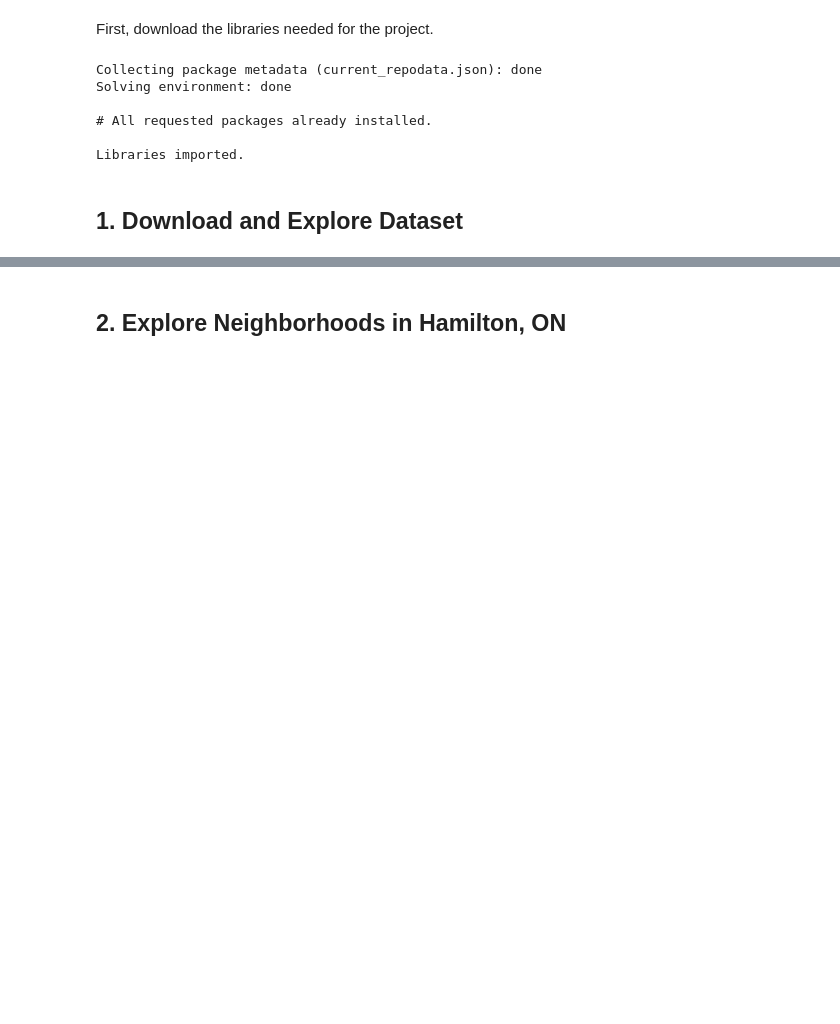
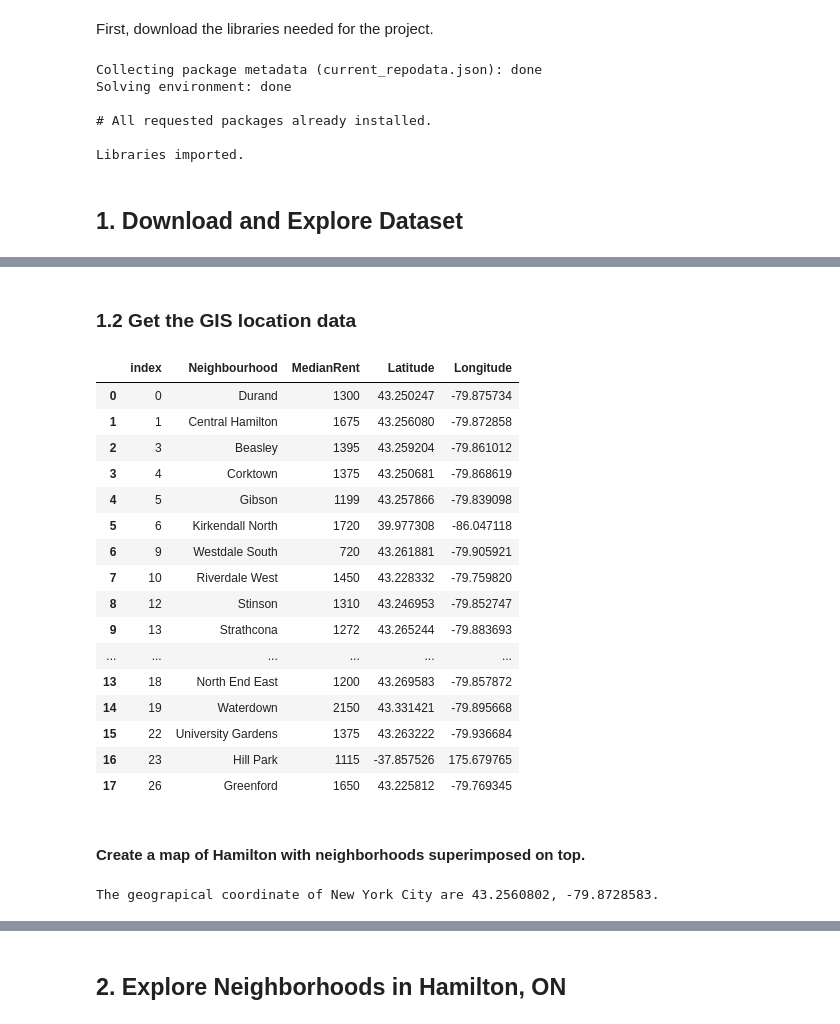
Before and after one commit to Zhang-Zhi-ZZ/Coursera_Capstone, a Jupyter notebook: Capstone Project.ipynb, the cells around one changed output, grey strips where cells are left out. Drawn from its saved outputs; the diff is of its cells as text; code cells hidden in the pictures; blank space fills up the shorter version.

```diff
--- a/Capstone Project.ipynb
+++ b/Capstone Project.ipynb
@@ -66,0 +93,4 @@ FileNotFoundError: [Errno 2] File rent.csv does not exist: 'rent.csv'
+# %%
+rent_df = pd.DataFrame.from_dict(rent_data,orient='index').reset_index()
+rent_df.columns = ['Neighbourhood','MedianRent']
+rent_df
@@ -66,0 +115,47 @@ FileNotFoundError: [Errno 2] File rent.csv does not exist: 'rent.csv'
+# %% [markdown]
+### 1.2 Get the GIS location data
+# %%
+def getLat(address):
+    loc = address + ', Hamilton, Canada'
+    if geolocator.geocode(loc):
+        return geolocator.geocode(loc).latitude
+def getLon(address):
+    loc = address + ', Hamilton, Canada'
+    if geolocator.geocode(loc):
+        return geolocator.geocode(loc).longitude
+rent_df['Latitude'] = rent_df['Neighbourhood'].apply(getLat)
+rent_df['Longitude'] = rent_df['Neighbourhood'].apply(getLon)
+# %%
+rent_df.dropna(subset = ['Latitude'],inplace = True)
+# %%
+rent_df.reset_index()
+# %% [output]
+|  | index | Neighbourhood | MedianRent | Latitude | Longitude |
+| 0 | 0 | Durand | 1300 | 43.250247 | -79.875734 |
+| 1 | 1 | Central Hamilton | 1675 | 43.256080 | -79.872858 |
+| 2 | 3 | Beasley | 1395 | 43.259204 | -79.861012 |
+| 3 | 4 | Corktown | 1375 | 43.250681 | -79.868619 |
+| 4 | 5 | Gibson | 1199 | 43.257866 | -79.839098 |
+| 5 | 6 | Kirkendall North | 1720 | 39.977308 | -86.047118 |
+| 6 | 9 | Westdale South | 720 | 43.261881 | -79.905921 |
+| 7 | 10 | Riverdale West | 1450 | 43.228332 | -79.759820 |
+| 8 | 12 | Stinson | 1310 | 43.246953 | -79.852747 |
+| 9 | 13 | Strathcona | 1272 | 43.265244 | -79.883693 |
+| ... | ... | ... | ... | ... | ... |
+| 13 | 18 | North End East | 1200 | 43.269583 | -79.857872 |
+| 14 | 19 | Waterdown | 2150 | 43.331421 | -79.895668 |
+| 15 | 22 | University Gardens | 1375 | 43.263222 | -79.936684 |
+| 16 | 23 | Hill Park | 1115 | -37.857526 | 175.679765 |
+| 17 | 26 | Greenford | 1650 | 43.225812 | -79.769345 |
+# %% [markdown]
+#### Create a map of Hamilton with neighborhoods superimposed on top.
+# %%
+address = 'Hamilton, ON, Canada'
+
+geolocator = Nominatim(user_agent="ny_explorer")
+location = geolocator.geocode(address)
+latitude = location.latitude
+longitude = location.longitude
+print('The geograpical coordinate of New York City are {}, {}.'.format(latitude, longitude))
+# %% [output]
+The geograpical coordinate of New York City are 43.2560802, -79.8728583.
```
Also changed, not shown: parts of 39 cells of this notebook.
